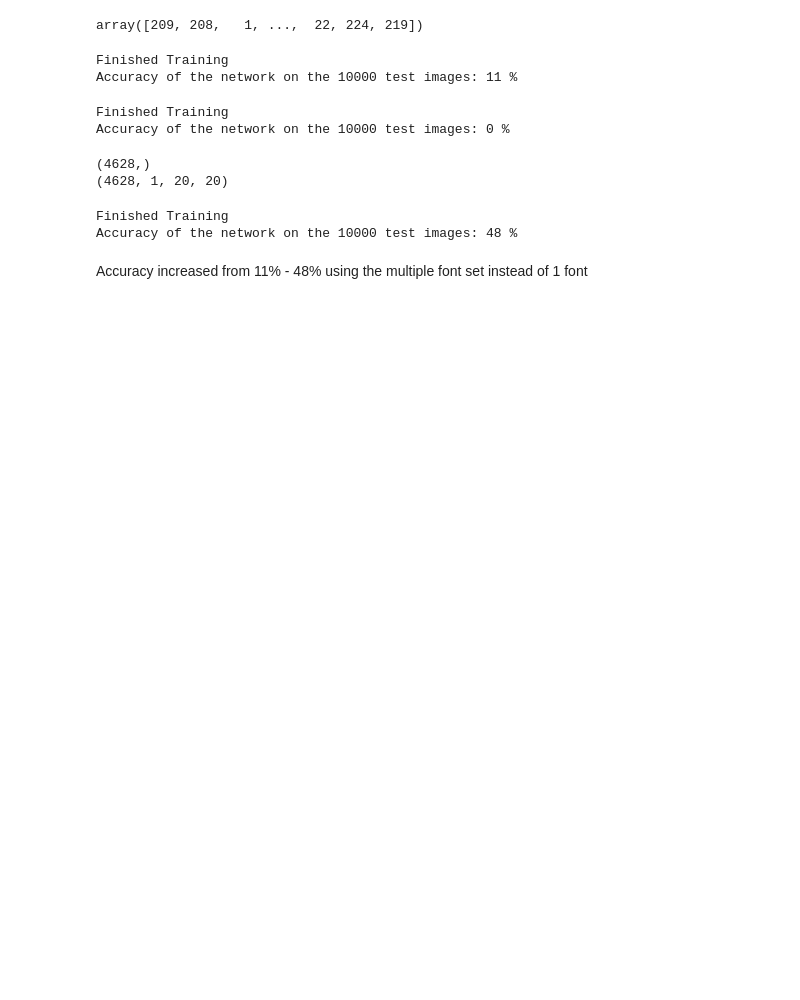
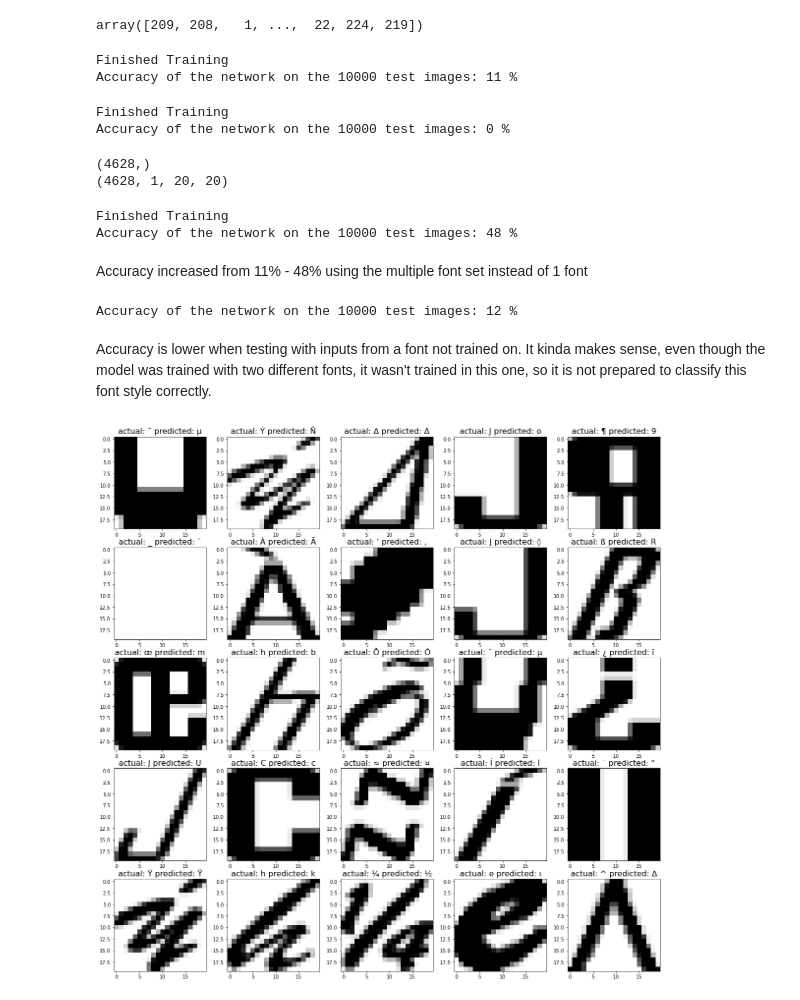
Before and after one commit to bradenpotter12/CS6017, a Jupyter notebook: homework6.ipynb, the cells around one changed output. Saved outputs shown, nothing was run; the diff lists cells and outputs as text; code cells hidden in the pictures; blank space fills up the shorter version.

```diff
--- a/homework6.ipynb
+++ b/homework6.ipynb
@@ -403,3 +403,48 @@ Finished Training
 Accuracy of the network on the 10000 test images: 48 %
 # %% [markdown]
 Accuracy increased from 11% - 48% using the multiple font set instead of 1 font
+# %%
+test_data_not_trained = TensorDataset( Tensor(Xs_mixed[-len(f3):]), Tensor(Ys_mixed[-len(f3):]).to(torch.long))
+
+evaluate(best_network_mixed, test_data_not_trained)
+# %% [output]
+Accuracy of the network on the 10000 test images: 12 %
+# %% [markdown]
+Accuracy is lower when testing with inputs from a font not trained on. It kinda makes sense, even though the model was trained with two different fonts, it wasn't trained in this one, so it is not prepared to classify this font style correctly.
+# %%
+unicode_to_labels = {unicode: i for i, unicode in enumerate(chars) }
+labels_to_unicode = {label: unicode for unicode, label in unicode_to_labels.items() }
+# %%
+def getMisclassified(model, test_data):
+    test_to_predict = [] # CHANGE THIS
+    testloader = torch.utils.data.DataLoader(test_data, batch_size=8, shuffle=False, num_workers=0)
+    with torch.no_grad():
+        for i, data in enumerate(testloader):
+            images, labels = data
+            outputs = model(images)
+            _, predicted = torch.max(outputs.data, 1)
+            test_to_predict += list(zip(list(labels.numpy()), list(predicted.numpy())))
+
+    misclassified = []
+
+    for i, item in enumerate(test_to_predict):
+        if (item[0] != item[1]):
+            actual = chr(labels_to_unicode[item[0]])
+            predicted = chr(labels_to_unicode[item[1]])
+            misclassified.append((i, actual, predicted))
+
+    return misclassified
+# %%
+missed = getMisclassified(best_network_mixed, tensor_mixed_test)
+# %%
+plt.figure(figsize=(20,20))
+for ii in np.arange(25):
+    index = missed[ii][0]
+    actual_chr = missed[ii][1]
+    predicted_chr = missed[ii][2]
+
+    plt.subplot(5, 5, ii+1)
+    plt.imshow(Xs_mixed_test[index, 0, :, :], cmap='Greys', interpolation='none')
+    plt.title("actual: " + actual_chr + " predicted: " + predicted_chr, fontsize=16)
+# %% [output]
+[figure, added]
```
